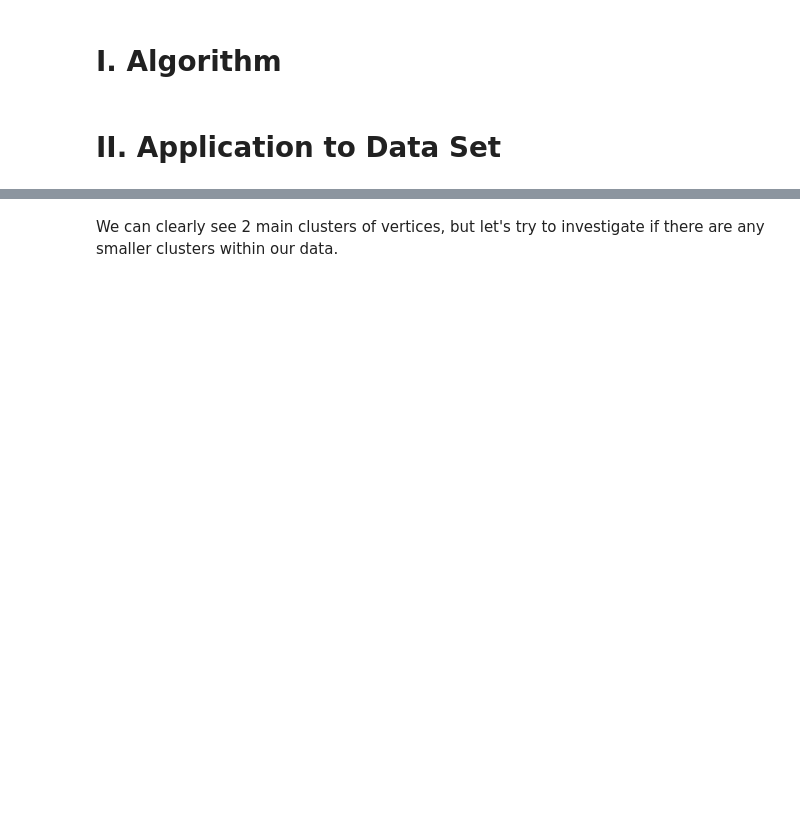
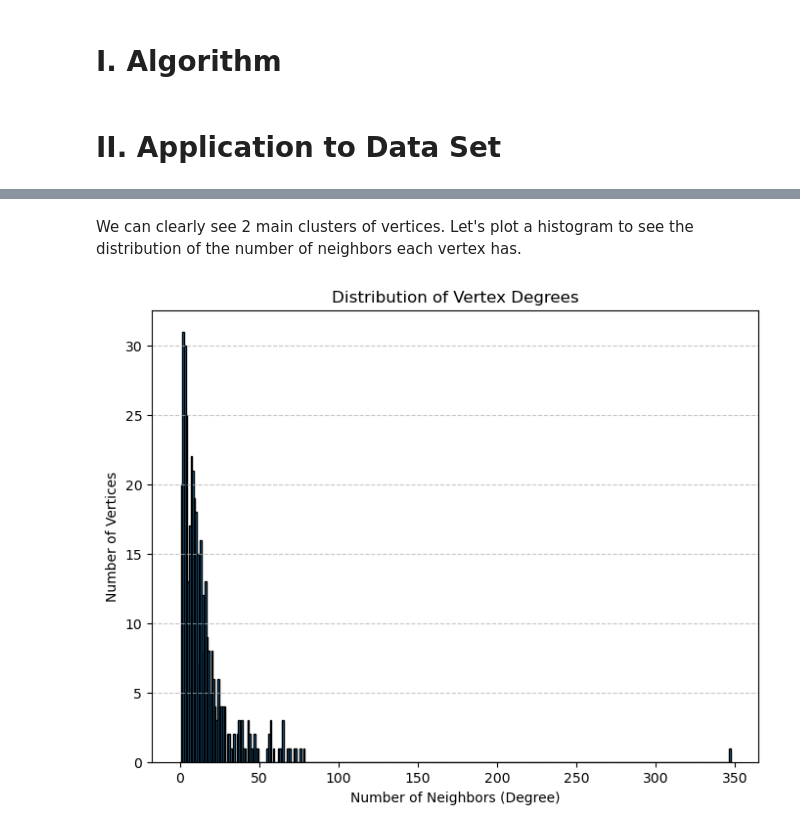
Before and after one commit to legendschwab/cmor438individual, a Jupyter notebook: Graph Theory/labelprop.ipynb, the cells around one changed output, grey strips where cells are left out. Saved outputs shown, nothing was run; the diff lists cells and outputs as text; code cells hidden in the pictures; blank space fills up the shorter version.

```diff
--- a/Graph Theory/labelprop.ipynb
+++ b/Graph Theory/labelprop.ipynb
@@ -119,2 +117,16 @@ plt.show()
-# %% [markdown]
-We can clearly see 2 main clusters of vertices, but let's try to investigate if there are any smaller clusters within our data.
+# %% [markdown]
+We can clearly see 2 main clusters of vertices. Let's plot a histogram to see the distribution of the number of neighbors each vertex has.
+# %%
+# Compute degree of each vertex
+degrees = np.sum(facebook_adj, axis=1)
+
+# Plot histogram
+plt.figure(figsize=(8,6))
+plt.hist(degrees, bins=range(int(degrees.max()) + 2), edgecolor='black', align='left')
+plt.xlabel('Number of Neighbors (Degree)')
+plt.ylabel('Number of Vertices')
+plt.title('Distribution of Vertex Degrees')
+plt.grid(axis='y', linestyle='--', alpha=0.7)
+plt.show()
+# %% [output]
+[figure, added]
```
Also changed, not shown: parts of 6 cells of this notebook.
